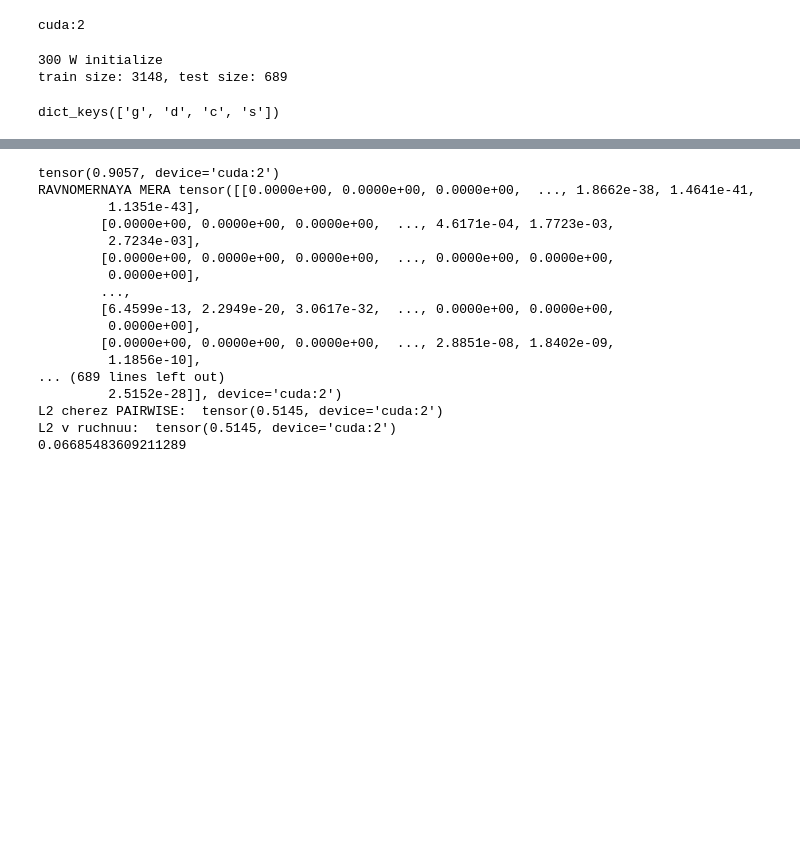
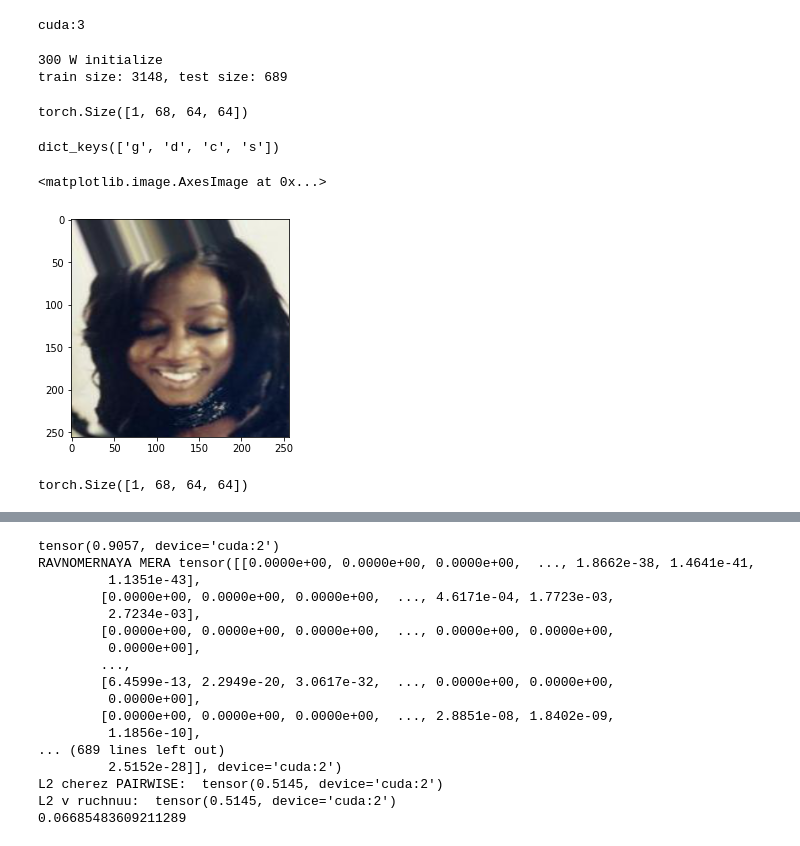
Before and after one commit to YaroslavBespalov/unsupervised_segmentation, a Jupyter notebook: examples/otrisovka.ipynb, the cells around one changed output, grey strips where cells are left out. Saved outputs shown, nothing was run; the diff lists cells and outputs as text; code cells hidden in the pictures; blank space fills up the shorter version.

```diff
--- a/examples/otrisovka.ipynb
+++ b/examples/otrisovka.ipynb
@@ -35,11 +51,11 @@ from dataset.probmeasure import ProbabilityMeasure, ProbabilityMeasureFabric
 from geomloss import SamplesLoss
 # %%
 import torch
-device = torch.device("cuda:2" if torch.cuda.is_available() else "cpu")
+device = torch.device("cuda:3" if torch.cuda.is_available() else "cpu")
 print(device)
 torch.cuda.set_device(device)
 # %% [output]
-cuda:2
+cuda:3
 # %%
 def imgs_with_mask(imgs, mask, color=[1.0,1.0,1.0]):
     # mask = torch.cat([mask, mask, mask], dim=1)
@@ -106,5 +127,9 @@ w300_test_mask = ProbabilityMeasureFabric(256).from_coord_tensor(w300_test["meta
 # %% [output]
 300 W initialize
 train size: 3148, test size: 689
+# %%
+sparse_hm.shape
+# %% [output]
+torch.Size([1, 68, 64, 64])
 # %%
 from torchvision.utils import make_grid
@@ -119,3 +156,24 @@ encoder_HG.load_state_dict(weights['c'])
 encoder_HG = encoder_HG.cuda()
 # %% [output]
 dict_keys(['g', 'd', 'c', 's'])
+# %%
+transform = albumentations.Compose(
+        [
+            albumentations.Resize(256, 256),
+            albumentations.Normalize(mean=[0.5, 0.5, 0.5], std=[0.5, 0.5, 0.5]),
+            AlbToTensor()
+        ]
+    )
+
+dataset = ImageMeasureDataset(
+    "/raid/data/celeba",
+    "/raid/data/celeba_masks",
+    img_transform=transform
+)
+
+loader = data.DataLoader(
+    dataset,
+    batch_size=1,
+    sampler=data_sampler(dataset, shuffle=False, distributed=False),
+    drop_last=True,
+)
@@ -121,0 +183,22 @@ dict_keys(['g', 'd', 'c', 's'])
+# %%
+plt.imshow((test_img[0].permute(1,2,0).cpu().numpy() + 1) / 2)
+# %% [output]
+<matplotlib.image.AxesImage at 0x...>
+[figure, added]
+# %%
+device = "cuda:3"
+test_img, test_mask = next(loader)
+test_img = test_img.cuda()
+test_mask = test_mask.cuda()
+import random
+batch_size=1
+batch=1
+noise1 = mixing_noise(1, latent_size, 0.9, device)
+with torch.no_grad():
+    content_test = encoder_HG(test_img)
+    print(content_test.shape)
+    pred_measures = UniformMeasure2DFactory.from_heatmap(content_test)
+    sparce_hm = heatmaper.forward(pred_measures.coord * 63).detach()
+    generator_output = generator.forward(sparce_hm, noise1)
+# %% [output]
+torch.Size([1, 68, 64, 64])
```
Also changed, not shown: parts of 20 cells of this notebook, 3 other files.
